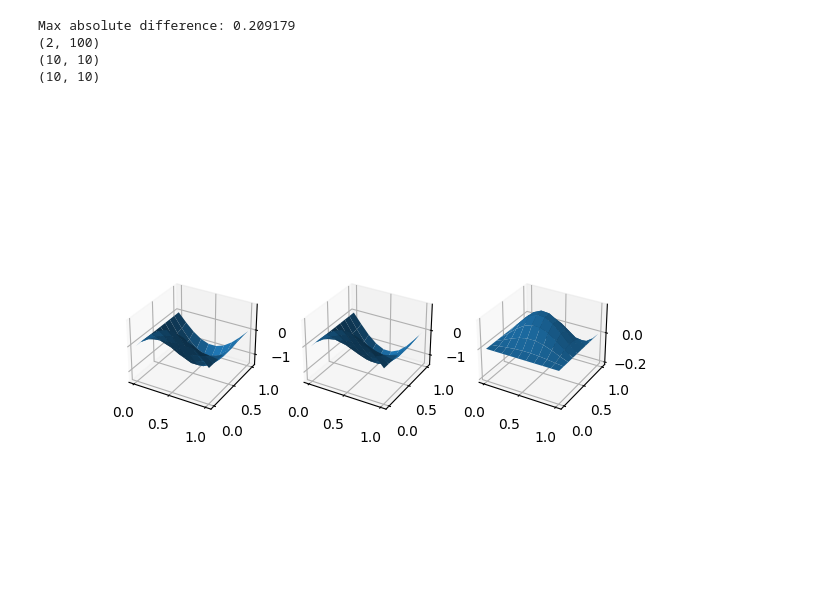
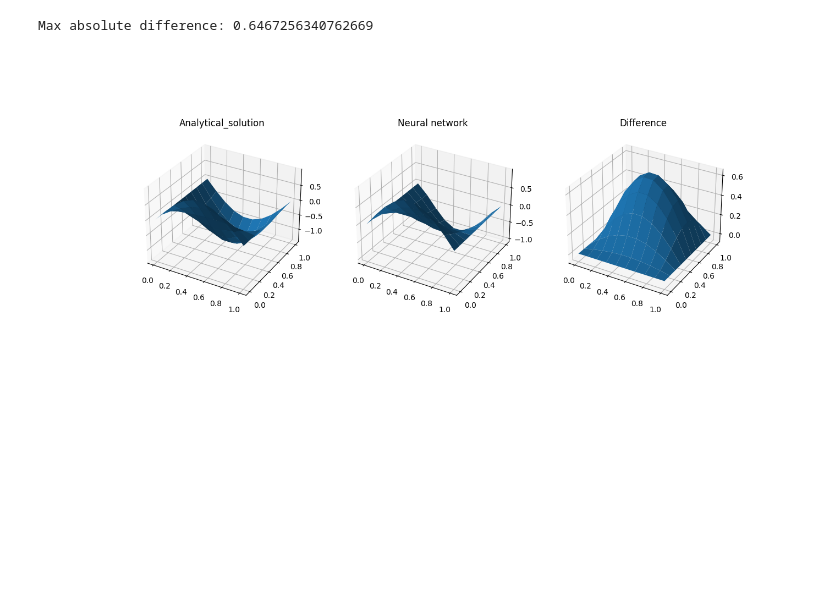
Before and after one commit to Szymex49/Neural-networks-for-solving-PDE, a Jupyter notebook: notes.ipynb, the cells around one changed output. Cells and saved outputs as stored; diff of their text form; code cells hidden in the pictures; blank space fills up the shorter version.

```diff
--- a/notes.ipynb
+++ b/notes.ipynb
@@ -650,3 +0,0 @@ grad(f)(2.0, 1)
-# %%
-X = np.array([1.0, 2.0])
-grad(f)(X)
@@ -655,3 +0,0 @@ array([1., 1.])
-# %%
-X = np.array([1.0, 2.0])
-sum(X)
@@ -663,3 +0,0 @@ def f(X):
-# %%
-X = [[1.0, 2.0], [3.0, 4.0]]
-elementwise_grad(f)(X)
@@ -741,80 +85,35 @@ Max absolute difference: 0.413188
 # %%
 %matplotlib widget
 
-def sigmoid(x):
-    return 1/(1 + np.exp(-x))
-
-def neural_network(X, weights):
-    for W in weights[:-1]:
-        X = np.vstack([np.ones(X.shape[1]), X])
-        X = sigmoid(W @ X)
-    X = np.vstack([np.ones(X.shape[1]), X])
-    X = weights[-1] @ X
-    return X
+def g_analytic(t, x):
+    return np.sin(np.pi * x) * np.cos(np.pi * t) - np.sin(np.pi * x) * np.sin(np.pi * t)
 
 def g_trial(t, x, weights):
     X = np.vstack((t, x))
     return (1 - t**2) * np.sin(np.pi * x) - t * np.pi * np.sin(np.pi * x) + x * (1 - x) * t**2 * neural_network(X, weights)
 
 def equation(X, g, weights):
     t = X[0,:]
     x = X[1,:]
     g_t = elementwise_grad(g, 0)
     g_tt = elementwise_grad(g_t, 0)
     g_x = elementwise_grad(g, 1)
     g_xx = elementwise_grad(g_x, 1)
     return g_tt(t, x, weights) - g_xx(t, x, weights)
 
-def cost(X, g_t, equation, weights):
-    return np.mean(equation(X, g_t, weights)**2)
 
-def solve(equation, g_t, X, layers, epochs, learning_rate=0.001):
-
-    cost_grad = elementwise_grad(cost, 3)
-    weights = [np.random.randn(layers[layer + 1], layers[layer] + 1) for layer in range(len(layers) - 1)]
-
-    for epoch in range(epochs):
-        dW = cost_grad(X, g_t, equation, weights)
-        for w in range(len(weights)):
-            weights[w] -= learning_rate * dW[w]
-    return weights
-
-
-
-def g_analytic(t, x):
-    return np.sin(np.pi * x) * np.cos(np.pi * t) - np.sin(np.pi * x) * np.sin(np.pi * t)
-
-n_t = 10
-n_x = 10
-ts = np.linspace(0, 1, n_t)
-xs = np.linspace(0, 1, n_x)
+ts = np.linspace(0, 1, 10)
+xs = np.linspace(0, 1, 10)
 ts, xs = np.meshgrid(ts, xs)
 X = np.vstack([xs.ravel(), ts.ravel()])
 
-layers = [2, 1000, 1]
-weights = solve(equation, g_trial, X, layers, 1000)
+layers = [2, 100, 1]
+epochs = 100
+weights = solve(equation, g_trial, X, layers, epochs)
+nn_solution = g_trial(X[0,:], X[1,:], weights).reshape(10, 10)
+analytical_solution = g_analytic(X[0,:], X[1,:]).reshape(10, 10)
 
-# Print the deviation from the trial solution and true solution
-# X = ...
-res = g_trial(X[0,:], X[1,:], weights).flatten().reshape(10, 10)
-res_analytical = g_analytic(X[0,:], X[1,:]).reshape(10, 10)
-
-print('Max absolute difference: %g'%np.max(np.abs(res - res_analytical)))
-
-print(X.shape)
-print(res.shape)
-print(res_analytical.shape)
-
-fig, (ax1, ax2, ax3) = plt.subplots(1, 3, subplot_kw={"projection": "3d"})
-#plt.figure(figsize=(10,10))
-#ax = plt.axes(projection='3d')
-ax1.plot_surface(ts, xs, res_analytical)
-ax2.plot_surface(ts, xs, res)
-ax3.plot_surface(ts, xs, res - res_analytical)
-plt.show()
+plot3D(ts, xs, nn_solution, analytical_solution)
 # %% [output]
-Max absolute difference: 0.209179
-(2, 100)
-(10, 10)
-(10, 10)
+Max absolute difference: 0.6467256340762669
-[figure, old version]
+[figure, new version]
```
Also changed, not shown: parts of 26 cells of this notebook, 1 other file.
